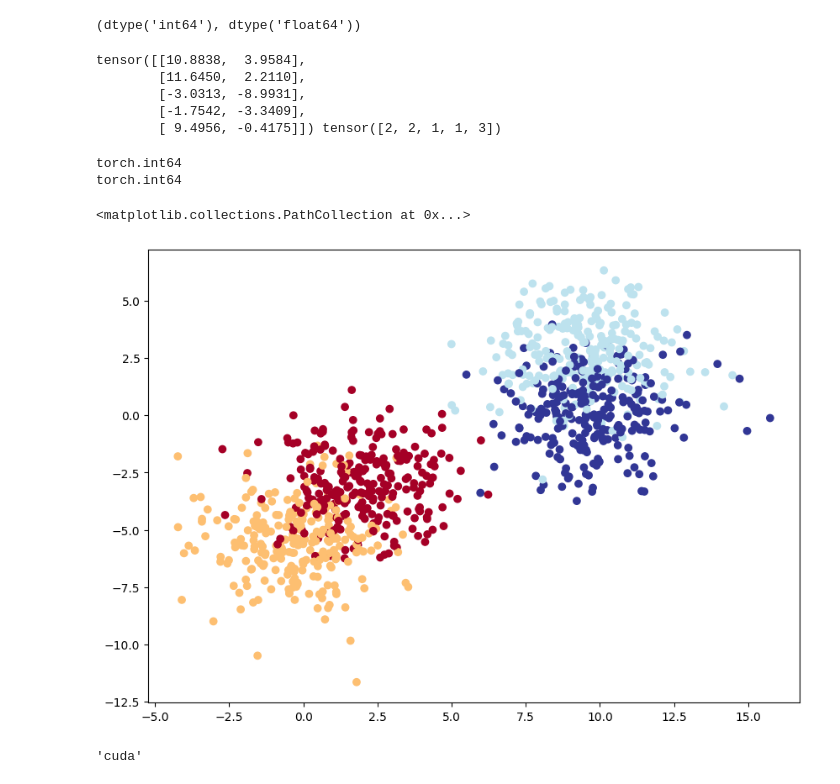
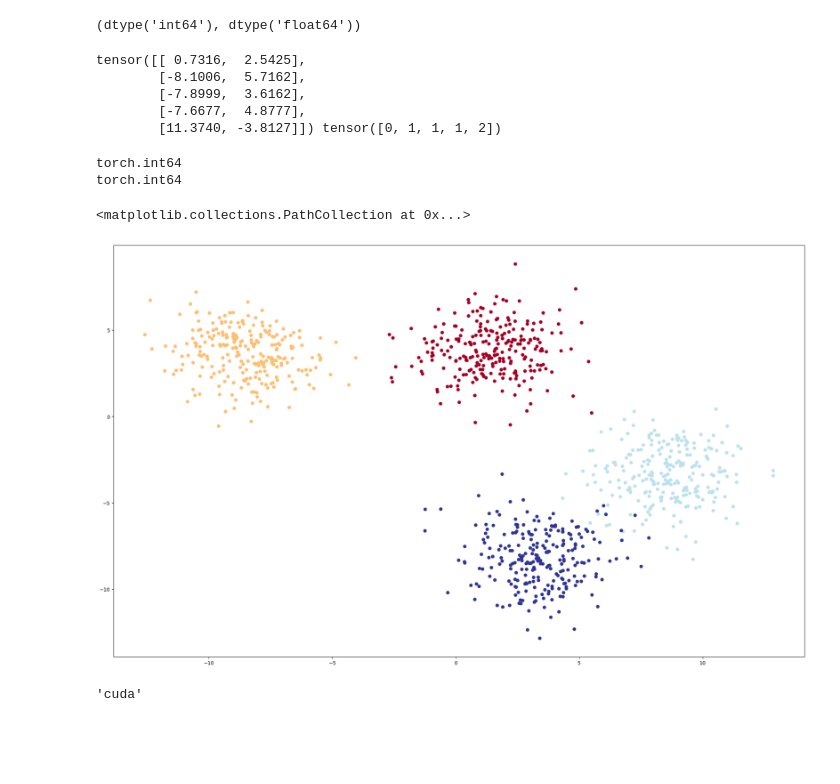
Before and after one commit to amanullahshah32/Deep-Learning, a Jupyter notebook: 02_PyTorch_Neural_Network_Classification.ipynb, the cells around one changed output. Drawn from its saved outputs; the diff is of its cells as text; code cells hidden in the pictures; blank space fills up the shorter version.

```diff
--- a/02_PyTorch_Neural_Network_Classification.ipynb
+++ b/02_PyTorch_Neural_Network_Classification.ipynb
@@ -940,8 +940,8 @@ Random_Seed = 42
 
 # 1. Create a multi class data
 X_blob, y_blob = make_blobs(1000, # number of samples
-                            n_features= 4, # number of featuers
-                            centers = 6, # number of classes
+                            n_features= 2, # number of featuers
+                            centers = 4, # number of classes
                             cluster_std = 1.5, # give the clusters a little shake up (try changing this to 1.0, the deafault)                            random_state = 42
                             )
 # %%
@@ -954,11 +954,11 @@ X_blob = torch.from_numpy(X_blob).type(torch.float32)
 y_blob = torch.from_numpy(y_blob).type(torch.long)
 print(X_blob[:5], y_blob[:5])
 # %% [output]
-tensor([[10.8838,  3.9584],
-        [11.6450,  2.2110],
-        [-3.0313, -8.9931],
-        [-1.7542, -3.3409],
-        [ 9.4956, -0.4175]]) tensor([2, 2, 1, 1, 3])
+tensor([[ 0.7316,  2.5425],
+        [-8.1006,  5.7162],
+        [-7.8999,  3.6162],
+        [-7.6677,  4.8777],
+        [11.3740, -3.8127]]) tensor([0, 1, 1, 1, 2])
 # %%
 # 3. Split into train and test sets
 X_blob_train, X_blob_test, y_blob_train, y_blob_test = train_test_split(X_blob, y_blob, test_size = 0.2, random_state = 42) # ,shuffle = True
@@ -970,11 +970,11 @@ torch.int64
 torch.int64
 # %%
 # 4. Plot data
-plt.figure(figsize=(10, 7))
+plt.figure(figsize=(25, 15))
 plt.scatter(X_blob[:, 0], X_blob[:, 1], c=y_blob, cmap=plt.cm.RdYlBu)
 # %% [output]
 <matplotlib.collections.PathCollection at 0x...>
-[figure, old version]
+[figure, new version]
 # %%
 device
 # %% [output]
```
Also changed, not shown: parts of 10 cells of this notebook.
